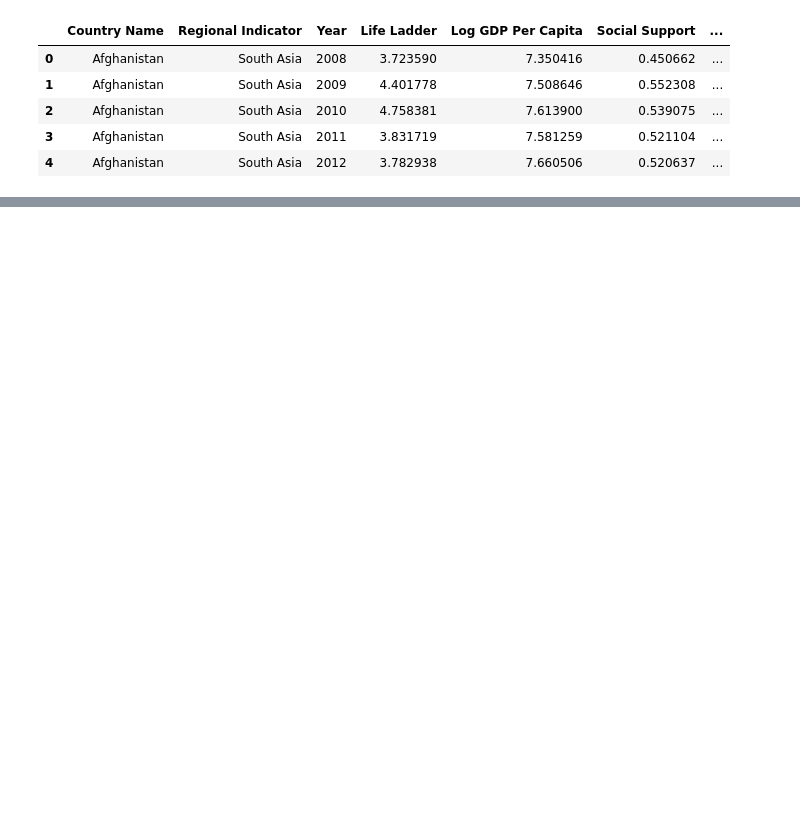
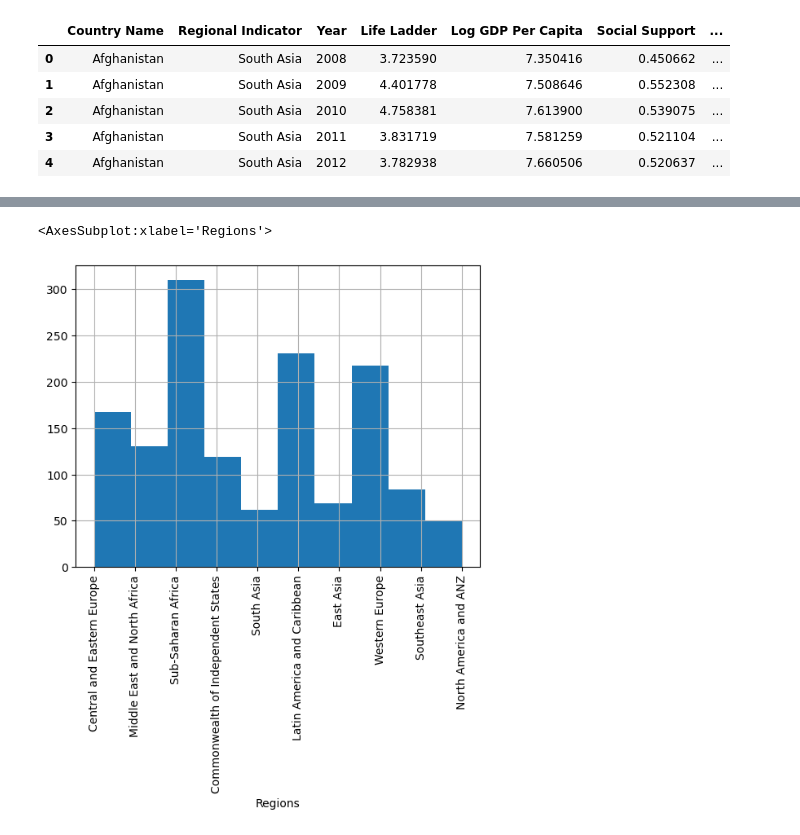
Before and after one commit to iliya1984/DevML, a Jupyter notebook: other/world_happiness_report_analysis.ipynb, the cells around one changed output, grey strips where cells are left out. Drawn from its saved outputs; the diff is of its cells as text; code cells hidden in the pictures; blank space fills up the shorter version.

```diff
--- a/other/world_happiness_report_analysis.ipynb
+++ b/other/world_happiness_report_analysis.ipynb
@@ -194,0 +193,8 @@ All test features were successfully imputed
+# %%
+ax = x_train.region.hist()
+ax.set_xlabel('Regions')
+plt.xticks(rotation=90)
+ax
+# %% [output]
+<AxesSubplot:xlabel='Regions'>
+[figure, added]
```
Also changed, not shown: parts of 18 cells of this notebook.
